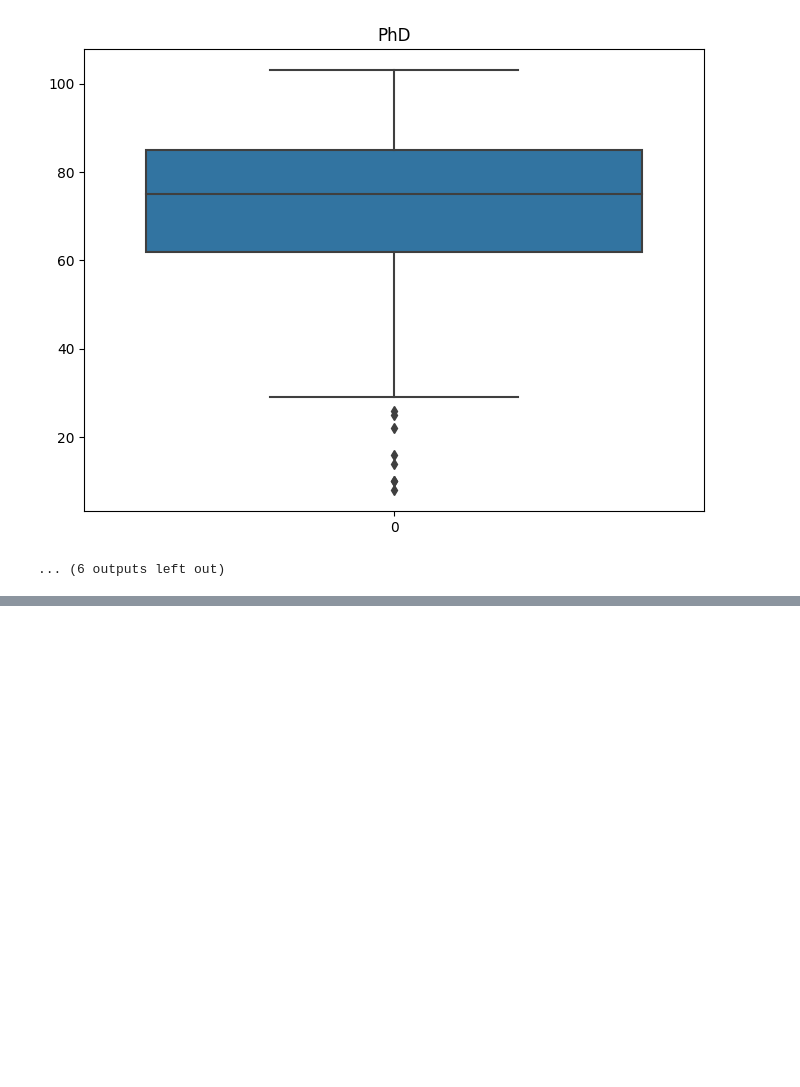
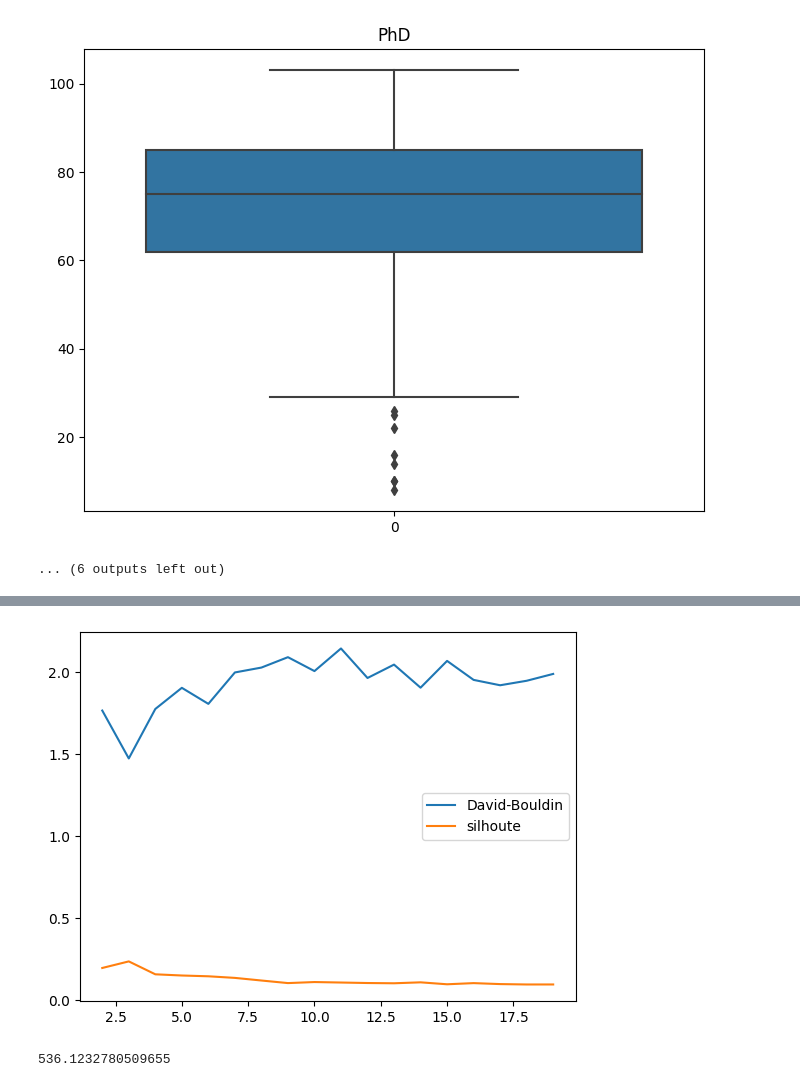
Before and after one commit to gabriel-ferreira-da-silva/K-mean, a Jupyter notebook: K_means_and_K_medoids.ipynb, the cells around one changed output, grey strips where cells are left out. Drawn from its saved outputs; the diff is of its cells as text; code cells hidden in the pictures; blank space fills up the shorter version.

```diff
--- a/K_means_and_K_medoids.ipynb
+++ b/K_means_and_K_medoids.ipynb
@@ -132,0 +265,21 @@ for i in range(0, 18 ):
+# %%
+X = range(2,20)
+plt.plot(X, DB, label = 'David-Bouldin')
+plt.plot(X, SI, label = 'silhoute')
+plt.legend()
+plt.show()
+# %% [output]
+[figure, added]
+# %%
+num_clusters = 3
+
+km=KMeans(n_clusters= num_clusters)
+y_predicted = km.fit_predict(df_scale[df.columns])
+y_predicted.size
+df_scale["Clusters"] = y_predicted
+
+kmeans_model = KMeans(n_clusters=3, random_state=1).fit(df_scale)
+labels = kmeans_model.labels_
+metrics.calinski_harabasz_score(df_scale, labels)
+# %% [output]
+536.1232780509655
```
Also changed, not shown: parts of 18 cells of this notebook.
